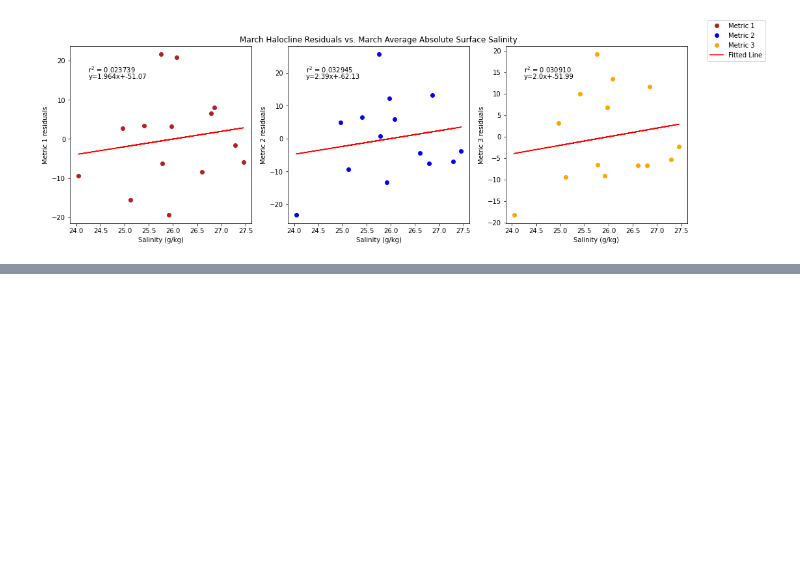
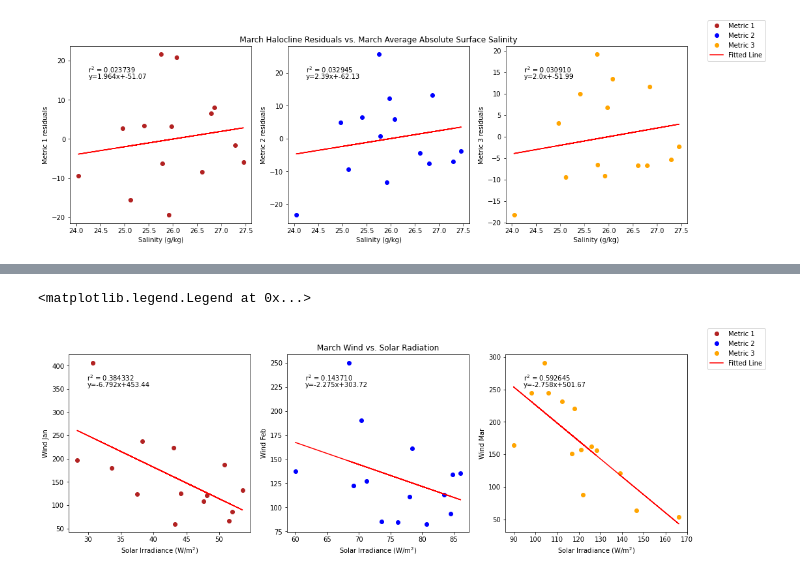
Before and after one commit to SalishSeaCast/Analysis-Aline, a Jupyter notebook: notebooks/Bloom_Timing/201905analysis.ipynb, the cells around one changed output, grey strips where cells are left out. Cells and saved outputs as stored; diff of their text form; code cells hidden in the pictures; blank space fills up the shorter version.

Commit message:
for meeting march 15

```diff
--- a/notebooks/Bloom_Timing/201905analysis.ipynb
+++ b/notebooks/Bloom_Timing/201905analysis.ipynb
@@ -2379,0 +2406,31 @@ fig4.legend()
+# %%
+# ---------- Solar ---------
+fig4,ax4=plt.subplots(1,3,figsize=(17,5))
+ax4[0].plot(solarjan,windjan,'o',color='firebrick',label='Metric 1')
+ax4[0].set_xlabel('Solar Irradiance (W/$\mathregular{m^2}$)')
+ax4[0].set_ylabel('Wind Jan')
+y,r2,m,b=bloomdrivers.reg_r2(solarjan,windjan)
+ax4[0].plot(solarjan, y, 'r')
+ax4[0].text(0.1, 0.85, '$\mathregular{r^2}$ = %f'%r2, transform=ax4[0].transAxes)
+ax4[0].text(0.1,0.81,f'y={m}x+{b}',horizontalalignment='left',verticalalignment='bottom',transform=ax4[0].transAxes)
+
+ax4[1].plot(solarfeb,windfeb,'o',color='b',label='Metric 2')
+ax4[1].set_xlabel('Solar Irradiance (W/$\mathregular{m^2}$)')
+ax4[1].set_ylabel('Wind Feb')
+ax4[1].set_title('March Wind vs. Solar Radiation')
+y,r2,m,b=bloomdrivers.reg_r2(solarfeb,windfeb)
+ax4[1].plot(solarfeb, y, 'r')
+ax4[1].text(0.1, 0.85, '$\mathregular{r^2}$ = %f'%r2, transform=ax4[1].transAxes)
+ax4[1].text(0.1,0.81,f'y={m}x+{b}',horizontalalignment='left',verticalalignment='bottom',transform=ax4[1].transAxes)
+
+ax4[2].plot(solarmar,windmar,'o',color='orange',label='Metric 3')
+ax4[2].set_xlabel('Solar Irradiance (W/$\mathregular{m^2}$)')
+ax4[2].set_ylabel('Wind Mar')
+y,r2,m,b=bloomdrivers.reg_r2(solarmar,windmar)
+ax4[2].plot(solarmar, y, 'r', label='Fitted Line')
+ax4[2].text(0.1, 0.85, '$\mathregular{r^2}$ = %f'%r2, transform=ax4[2].transAxes)
+ax4[2].text(0.1,0.81,f'y={m}x+{b}',horizontalalignment='left',verticalalignment='bottom',transform=ax4[2].transAxes)
+fig4.legend()
+# %% [output]
+<matplotlib.legend.Legend at 0x...>
+[figure, added]
```
Also changed, not shown: parts of 3 cells of this notebook, 1 other file.
